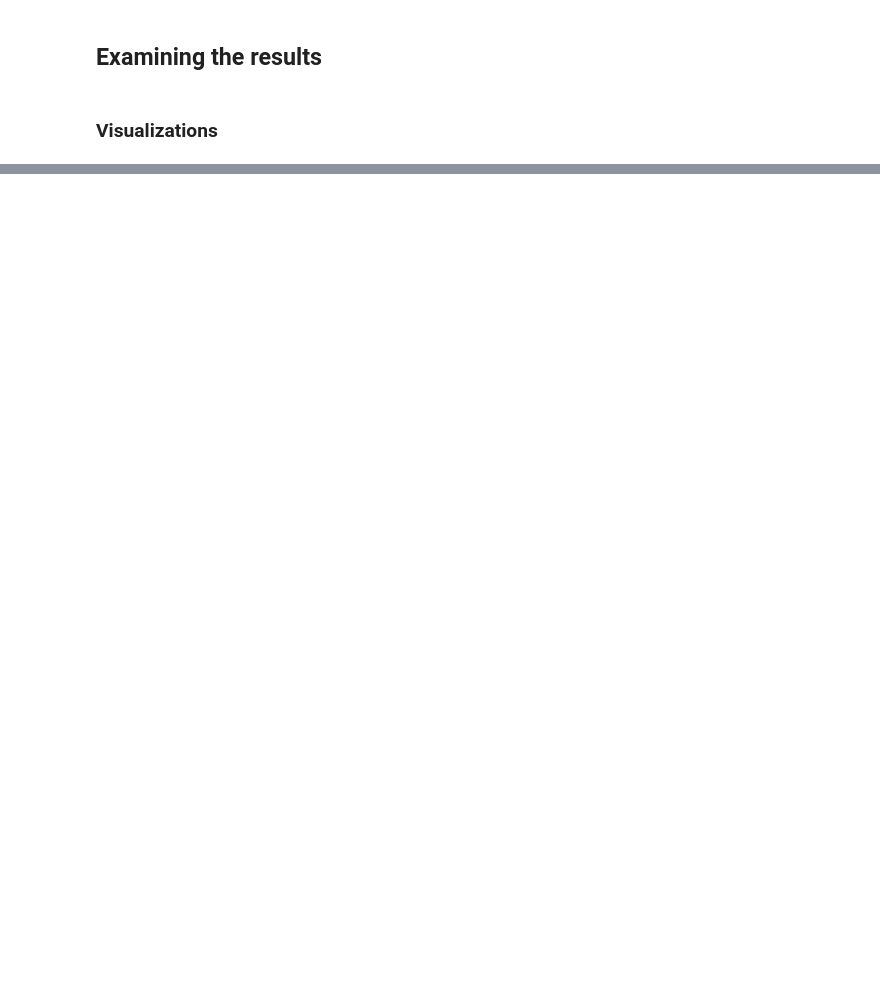
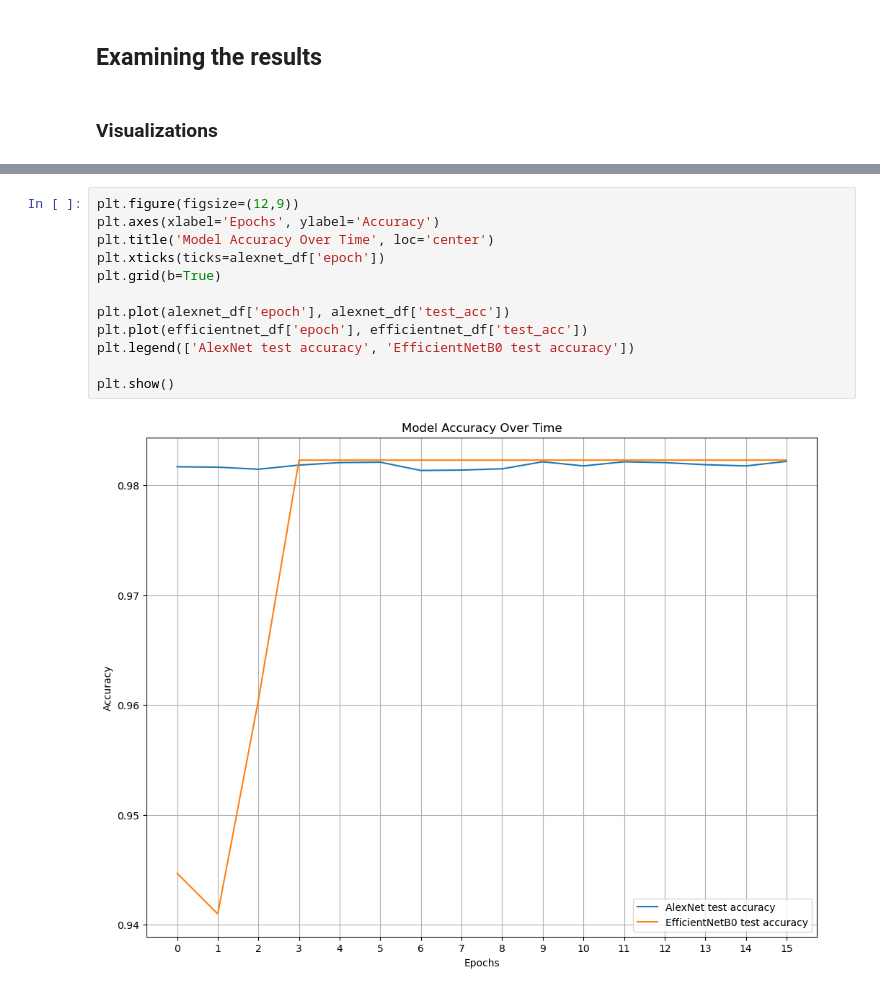
Before and after one commit to gosephjoh/melanoma-classif, a Jupyter notebook: CIS 472 Final Project Demo.ipynb, the cells around one changed output, grey strips where cells are left out. Saved outputs shown, nothing was run; the diff lists cells and outputs as text; blank space fills up the shorter version.

```diff
--- a/CIS 472 Final Project Demo.ipynb
+++ b/CIS 472 Final Project Demo.ipynb
@@ -108,0 +146,14 @@ with plt.xkcd():
+# %%
+plt.figure(figsize=(12,9))
+plt.axes(xlabel='Epochs', ylabel='Accuracy')
+plt.title('Model Accuracy Over Time', loc='center')
+plt.xticks(ticks=alexnet_df['epoch'])
+plt.grid(b=True)
+
+plt.plot(alexnet_df['epoch'], alexnet_df['test_acc'])
+plt.plot(efficientnet_df['epoch'], efficientnet_df['test_acc'])
+plt.legend(['AlexNet test accuracy', 'EfficientNetB0 test accuracy'])
+
+plt.show()
+# %% [output]
+[figure, added]
```
Also changed, not shown: parts of 8 cells of this notebook.
